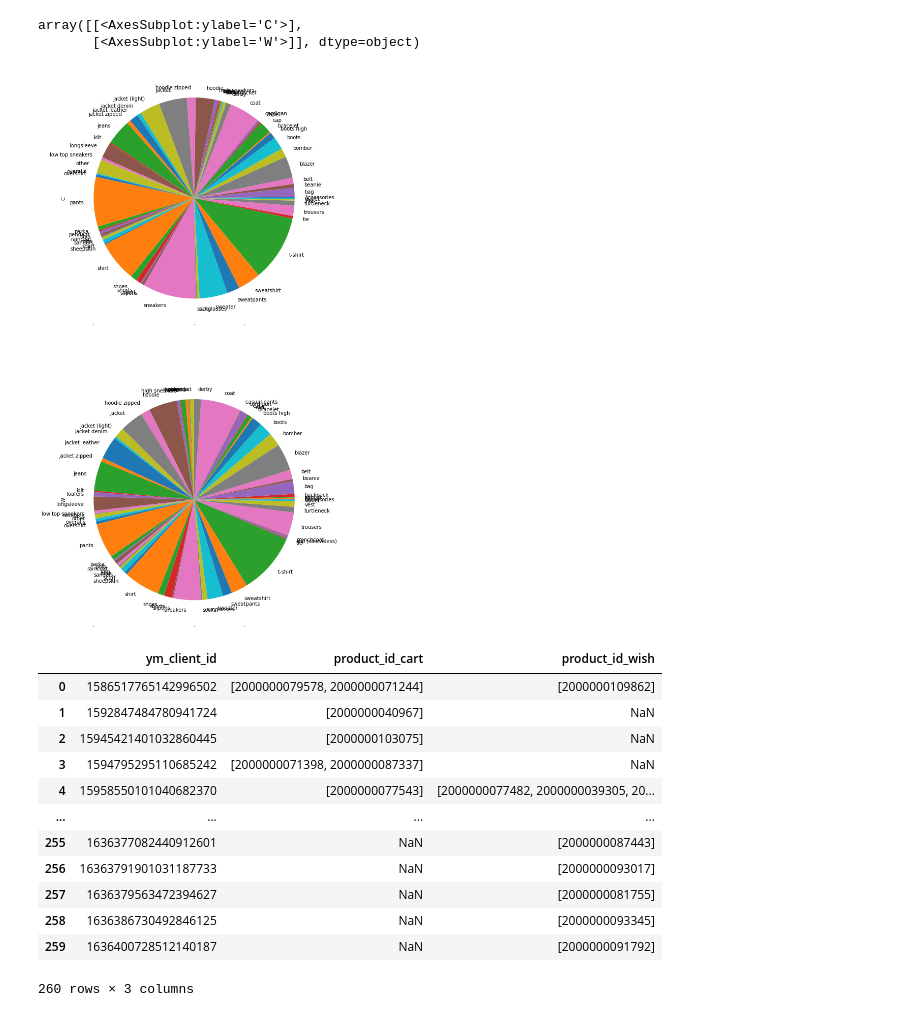
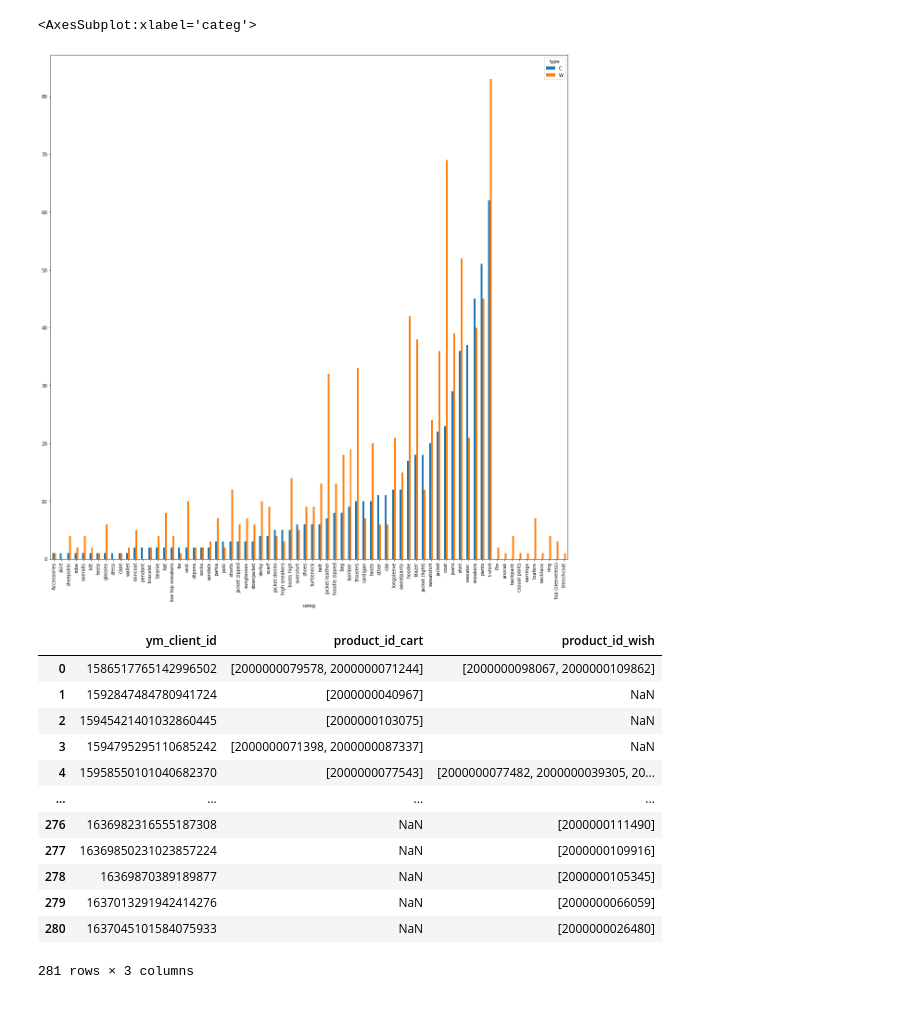
Before and after one commit to salamoslam/recommendations, a Jupyter notebook: data/raw/get_raw_data.ipynb, the cells around one changed output. Cells and saved outputs as stored; diff of their text form; code cells hidden in the pictures.

```diff
--- a/data/raw/get_raw_data.ipynb
+++ b/data/raw/get_raw_data.ipynb
@@ -56,22 +71,22 @@ rating.merge(vygruz, how='left', left_on='product_id',
 # %%
 # теперь аналогично посмотрим на добавления в корзину/вишлисты
-vygruz['id'] = vygruz.id.replace('',np.nan, regex=False)
-# cart['product_id'] = cart.product_id
+vygruz['id'] = vygruz.id.replace('',np.nan, regex=False).astype(int)
+cart = cart.dropna(subset = ['product_id'])
+cart.loc[:,['product_id']] = cart.product_id.astype(int)
 
 cart_full = cart.merge(vygruz.loc[:,['id','categ']], how='left', left_on='product_id', right_on='id')
 
 cart_full_gb = cart_full.groupby(['type','categ'])['id'].count().reset_index()
 cart_full_piv = cart_full_gb.sort_values(['type','id'],
                                          ascending=[True, False]).pivot(columns = ['type'],
                                                                         index = 'categ',
                                                                         values = 'id')
+# сменить на барплоты!
 
-
-cart_full_piv.plot(kind = 'pie',subplots = True, layout = (2,1), figsize = (20,20), legend = False)
+cart_full_piv.sort_values('C').plot(kind = 'bar',subplots = False, layout = (2,1), figsize = (20,20), legend = True)
 # %% [output]
-array([[<AxesSubplot:ylabel='C'>],
-       [<AxesSubplot:ylabel='W'>]], dtype=object)
+<AxesSubplot:xlabel='categ'>
-[figure, old version]
+[figure, new version]
 # %%
 # достаю списки товаров из корзин/вишлистов/заказов каждого клиента
 cart_user_prod = cart.loc[(~cart.ym_client_id.isin([None,0,'','0','null']))
@@ -88,18 +103,18 @@ cart_wish_user_prod
 # wish_user_prod
 # %% [output]
 |  | ym_client_id | product_id_cart | product_id_wish |
-| 0 | 1586517765142996502 | [2000000079578, 2000000071244] | [2000000109862] |
+| 0 | 1586517765142996502 | [2000000079578, 2000000071244] | [2000000098067, 2000000109862] |
 | 1 | 1592847484780941724 | [2000000040967] | NaN |
 | 2 | 15945421401032860445 | [2000000103075] | NaN |
 | 3 | 1594795295110685242 | [2000000071398, 2000000087337] | NaN |
 | 4 | 15958550101040682370 | [2000000077543] | [2000000077482, 2000000039305, 20... |
 | ... | ... | ... | ... |
-| 255 | 1636377082440912601 | NaN | [2000000087443] |
-| 256 | 16363791901031187733 | NaN | [2000000093017] |
-| 257 | 1636379563472394627 | NaN | [2000000081755] |
-| 258 | 1636386730492846125 | NaN | [2000000093345] |
-| 259 | 1636400728512140187 | NaN | [2000000091792] |
+| 276 | 1636982316555187308 | NaN | [2000000111490] |
+| 277 | 16369850231023857224 | NaN | [2000000109916] |
+| 278 | 16369870389189877 | NaN | [2000000105345] |
+| 279 | 1637013291942414276 | NaN | [2000000066059] |
+| 280 | 1637045101584075933 | NaN | [2000000026480] |
-260 rows × 3 columns
+281 rows × 3 columns
 # %%
 # создаю матрицу предпочтений по трем видам (пока что) оценок: просмотр товара, добавление в корзину/вишлист, добавление в заказ
 products['ym_client_id'] = products['ym_client_id'].astype(str)
```
Also changed, not shown: parts of 12 cells of this notebook.
